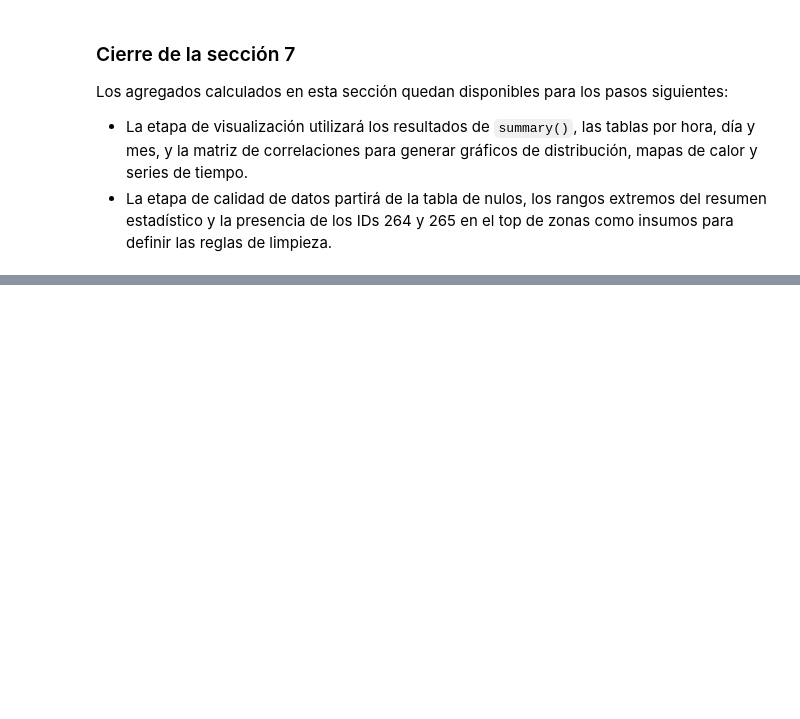
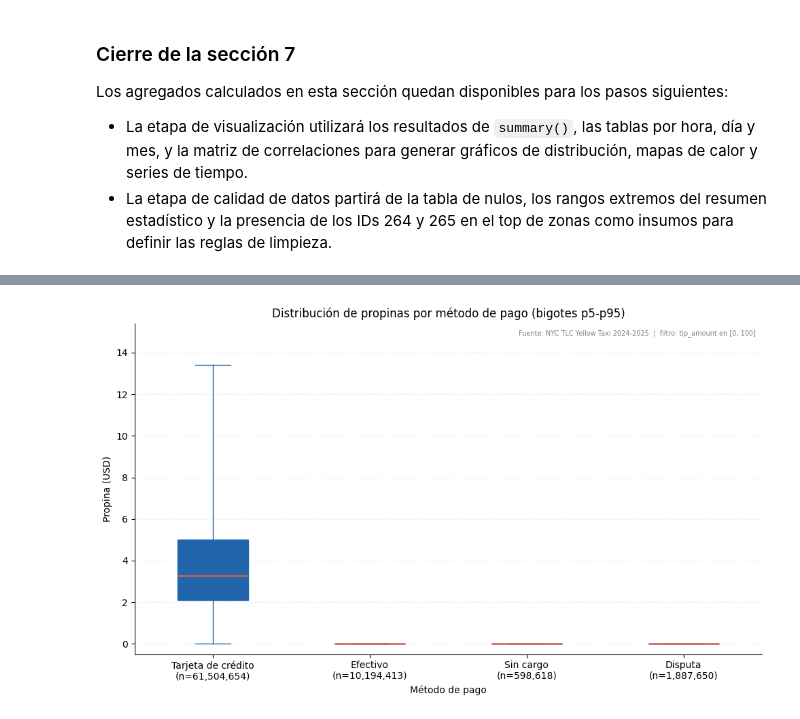
Before and after one commit to jjmonsalveg/big-data-mna, a Jupyter notebook: proyecto/etapa1/etapa1.ipynb, the cells around one changed output, grey strips where cells are left out. Saved outputs shown, nothing was run; the diff lists cells and outputs as text; code cells hidden in the pictures; blank space fills up the shorter version.

```diff
--- a/proyecto/etapa1/etapa1.ipynb
+++ b/proyecto/etapa1/etapa1.ipynb
@@ -1081,0 +1279,70 @@ Los agregados calculados en esta sección quedan disponibles para los pasos sigu
+# %%
+# Calcular estadísticas de caja para tip_amount por payment_type.
+# approxQuantile opera por columna sobre un subconjunto filtrado; se itera
+# sobre cada tipo de pago para mantener cada job pequeño.
+#
+# IMPORTANTE: relativeError=0.0001 (no 0.01). Con 0.01 el p99 puede caer en
+# cualquier rank entre 0.98 y 1.00, y como tip_amount tiene outliers de
+# USD 1000+ el resultado se aplastaba contra el max y las cajas quedaban
+# invisibles pegadas al cero.
+
+PAYMENT_LABELS = {
+    1: "Tarjeta de crédito",
+    2: "Efectivo",
+    3: "Sin cargo",
+    4: "Disputa",
+    5: "Desconocido",
+    6: "Anulado",
+}
+
+REL_ERROR = 0.0001
+
+# Tope físico razonable para propinas en NYC: USD 100 (ya genera holgura
+# sobre cualquier propina realista; los valores mayores son outliers).
+TIP_HARD_CAP = 100.0
+
+bxpstats = []
+for pt, label in PAYMENT_LABELS.items():
+    sub = df.filter(
+        (F.col("payment_type") == pt) &
+        (F.col("tip_amount") >= 0) &
+        (F.col("tip_amount") <= TIP_HARD_CAP)
+    )
+    n = sub.count()
+    if n < 10:
+        continue
+    q = sub.approxQuantile("tip_amount", [0.05, 0.25, 0.50, 0.75, 0.95], REL_ERROR)
+    bxpstats.append({
+        "label": f"{label}\n(n={n:,})",
+        "med": q[2],
+        "q1": q[1],
+        "q3": q[3],
+        "whislo": q[0],
+        "whishi": q[4],
+        "fliers": [],
+    })
+
+fig, ax = plt.subplots(figsize=(10, 6))
+ax.bxp(bxpstats, showfliers=False, patch_artist=True,
+       boxprops=dict(facecolor="#c6dbef", color="#2166ac"),
+       medianprops=dict(color="#d6604d", linewidth=1.8),
+       whiskerprops=dict(color="#2166ac"),
+       capprops=dict(color="#2166ac"))
+
+# Ajustar ylim al máximo whishi observado más un margen del 15%.
+ymax = max(s["whishi"] for s in bxpstats) * 1.15
+ax.set_ylim(-0.5, max(ymax, 5))
+ax.grid(axis="y", alpha=0.3, linestyle=":")
+
+ax.set_xlabel("Método de pago")
+ax.set_ylabel("Propina (USD)")
+ax.set_title("Distribución de propinas por método de pago (bigotes p5-p95)")
+ax.text(
+    0.99, 0.98,
+    "Fuente: NYC TLC Yellow Taxi 2024-2025  |  filtro: tip_amount en [0, 100]",
+    transform=ax.transAxes, ha="right", va="top", fontsize=7, color="gray"
+)
+fig.tight_layout()
+plt.show()
+# %% [output]
+[figure, added]
```
Also changed, not shown: parts of 31 cells of this notebook.
